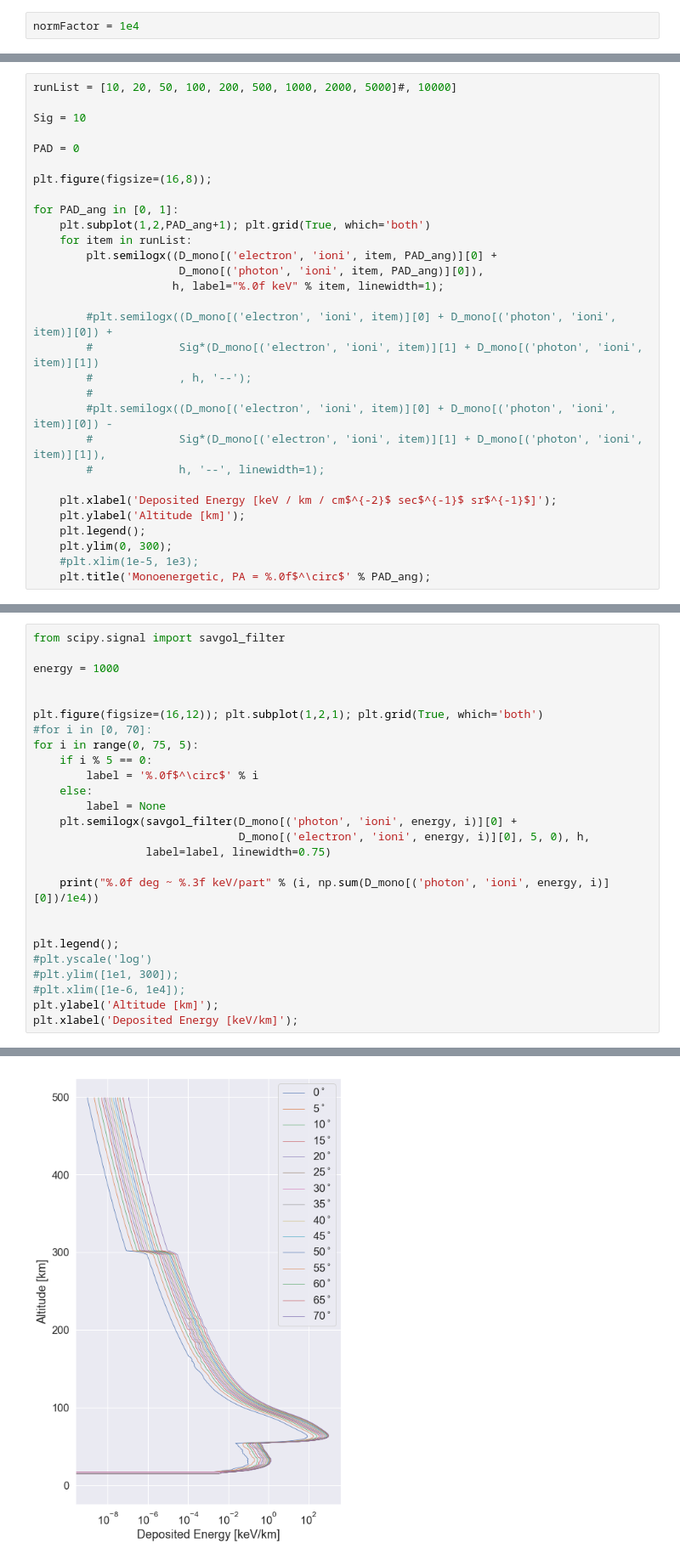
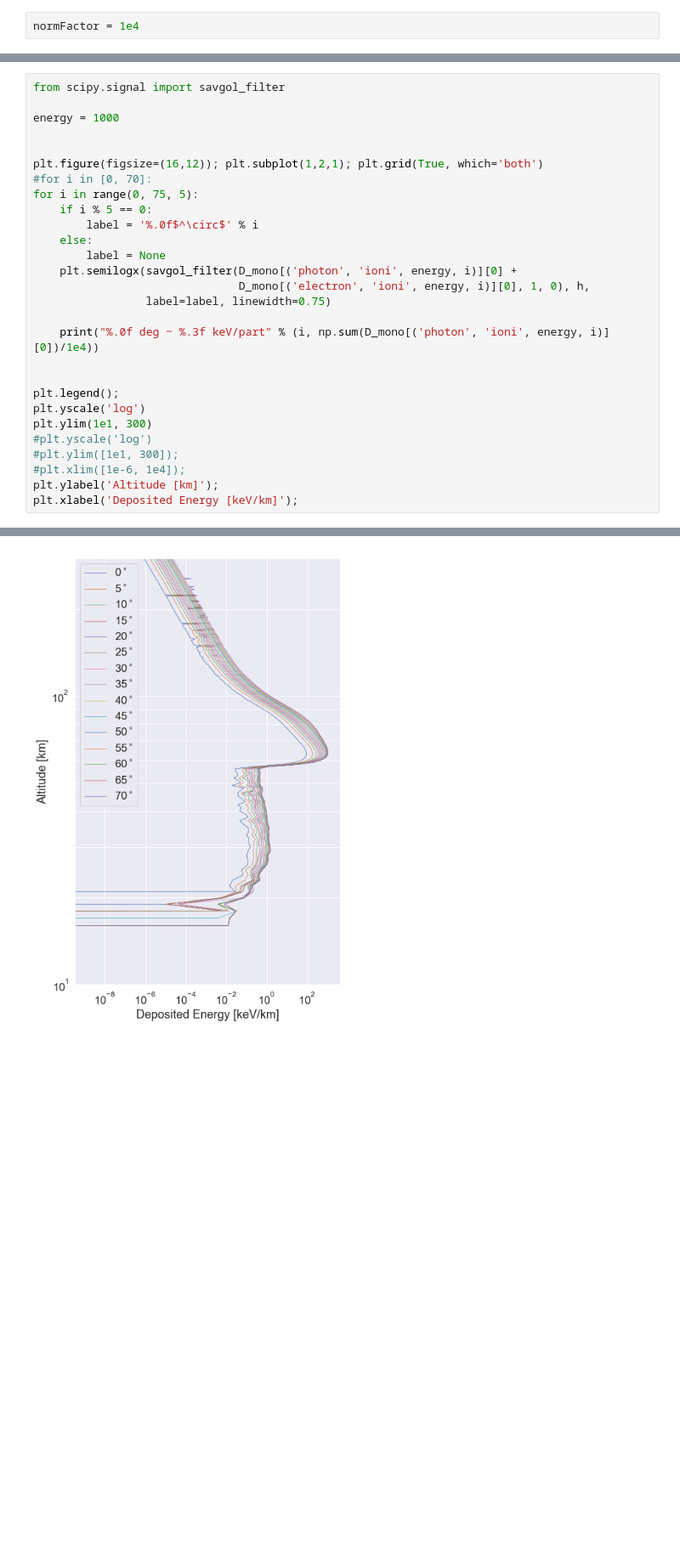
Before and after one commit to GrantBerland/Geant4_Atmospheric_EPP, a Jupyter notebook: analysis/build_table_PAD_test2.ipynb, the cells around one changed output, grey strips where cells are left out. Shown: that part at 85% size. Cells and saved outputs as stored; diff of their text form; blank space fills up the shorter version.

```diff
--- a/analysis/build_table_PAD_test2.ipynb
+++ b/analysis/build_table_PAD_test2.ipynb
@@ -146,33 +133,3 @@ del D
 with open(filename, 'rb') as f:
     D = pickle.load(f)
 ''';
-# %%
-runList = [10, 20, 50, 100, 200, 500, 1000, 2000, 5000]#, 10000]
-
-Sig = 10
-
-PAD = 0
-
-plt.figure(figsize=(16,8));
-
-for PAD_ang in [0, 1]:
-    plt.subplot(1,2,PAD_ang+1); plt.grid(True, which='both')
-    for item in runList:
-        plt.semilogx((D_mono[('electron', 'ioni', item, PAD_ang)][0] +
-                      D_mono[('photon', 'ioni', item, PAD_ang)][0]),
-                     h, label="%.0f keV" % item, linewidth=1);
-
-        #plt.semilogx((D_mono[('electron', 'ioni', item)][0] + D_mono[('photon', 'ioni', item)][0]) +
-        #             Sig*(D_mono[('electron', 'ioni', item)][1] + D_mono[('photon', 'ioni', item)][1])
-        #             , h, '--');
-        #
-        #plt.semilogx((D_mono[('electron', 'ioni', item)][0] + D_mono[('photon', 'ioni', item)][0]) -
-        #             Sig*(D_mono[('electron', 'ioni', item)][1] + D_mono[('photon', 'ioni', item)][1]),
-        #             h, '--', linewidth=1);
-
-    plt.xlabel('Deposited Energy [keV / km / cm$^{-2}$ sec$^{-1}$ sr$^{-1}$]');
-    plt.ylabel('Altitude [km]');
-    plt.legend();
-    plt.ylim(0, 300);
-    #plt.xlim(1e-5, 1e3);
-    plt.title('Monoenergetic, PA = %.0f$^\circ$' % PAD_ang);
@@ -373,32 +263,34 @@ for i in range(0, 75, 5):
     else:
         label = None
     plt.semilogx(savgol_filter(D_mono[('photon', 'ioni', energy, i)][0] +
-                               D_mono[('electron', 'ioni', energy, i)][0], 5, 0), h,
+                               D_mono[('electron', 'ioni', energy, i)][0], 1, 0), h,
                  label=label, linewidth=0.75)
 
     print("%.0f deg ~ %.3f keV/part" % (i, np.sum(D_mono[('photon', 'ioni', energy, i)][0])/1e4))
 
 
 plt.legend();
+plt.yscale('log')
+plt.ylim(1e1, 300)
 #plt.yscale('log')
 #plt.ylim([1e1, 300]);
 #plt.xlim([1e-6, 1e4]);
 plt.ylabel('Altitude [km]');
 plt.xlabel('Deposited Energy [keV/km]');
 # %% [output]
 0 deg ~ 0.000 keV/part
 5 deg ~ 0.000 keV/part
 10 deg ~ 0.000 keV/part
 15 deg ~ 0.000 keV/part
 20 deg ~ 0.000 keV/part
 25 deg ~ 0.000 keV/part
 30 deg ~ 0.000 keV/part
 35 deg ~ 0.000 keV/part
 40 deg ~ 0.000 keV/part
 45 deg ~ 0.000 keV/part
 50 deg ~ 0.000 keV/part
 55 deg ~ 0.000 keV/part
 60 deg ~ 0.000 keV/part
 65 deg ~ 0.000 keV/part
 70 deg ~ 0.000 keV/part
-[figure, old version]
+[figure, new version]
```
Also changed, not shown: parts of 8 cells of this notebook, 6 other files.
